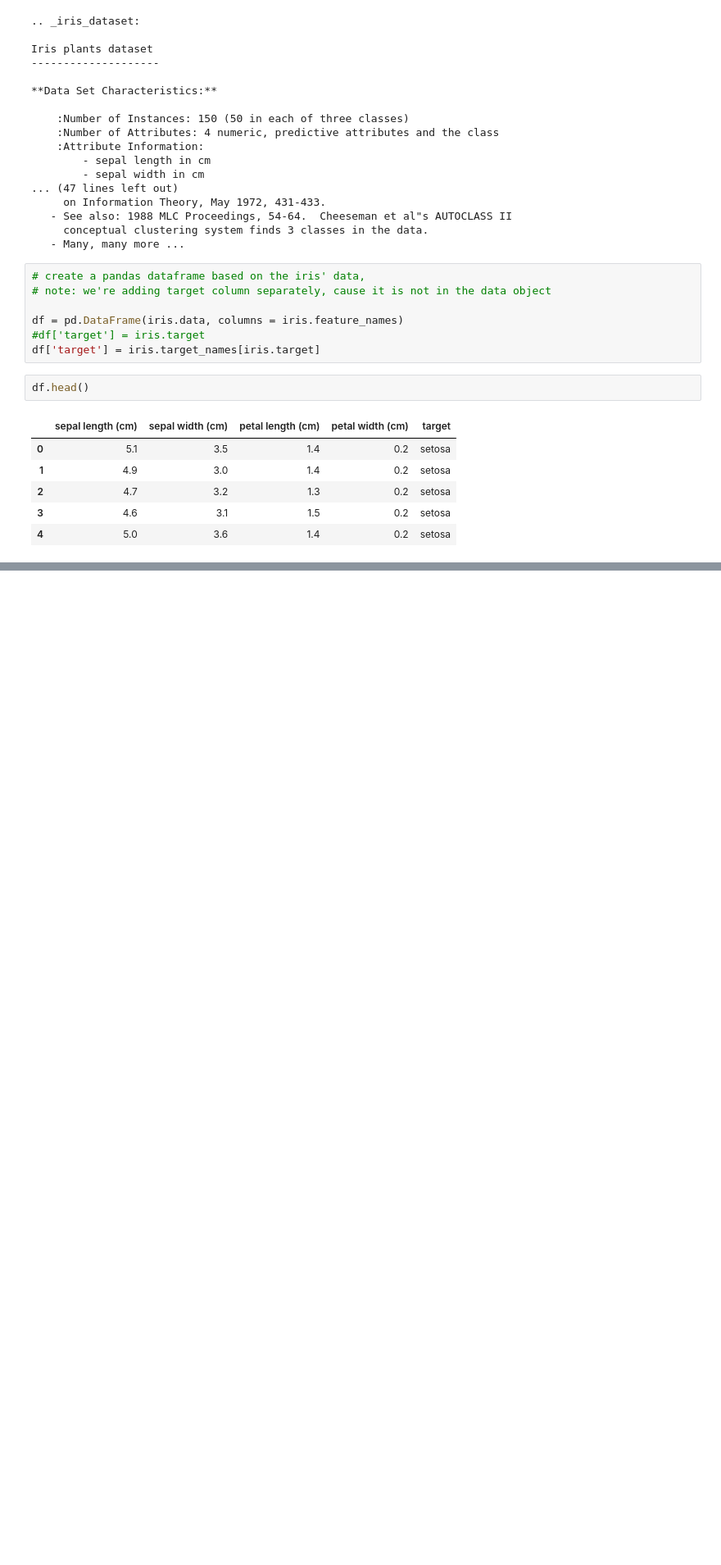
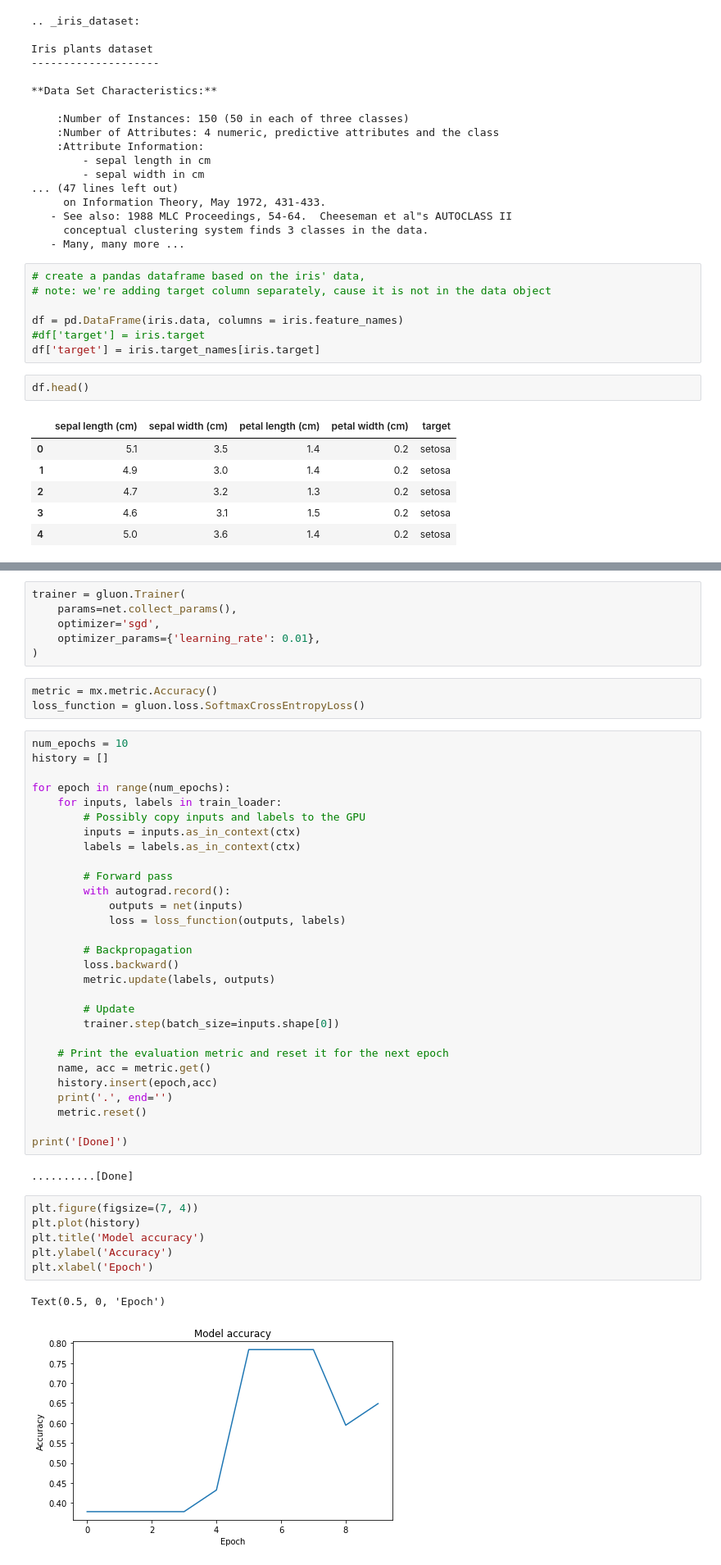
Before and after one commit to spbcoding/ml-aws-course, a Jupyter notebook: lab06-nn-irises.ipynb, the cells around one changed output, grey strips where cells are left out. Shown at 82% size. Saved outputs shown, nothing was run; the diff lists cells and outputs as text; blank space fills up the shorter version.

```diff
--- a/lab06-nn-irises.ipynb
+++ b/lab06-nn-irises.ipynb
@@ -219,0 +163,49 @@ If memory or disk space is limited, PCA allows you to save space in exchange for
+# %%
+trainer = gluon.Trainer(
+    params=net.collect_params(),
+    optimizer='sgd',
+    optimizer_params={'learning_rate': 0.01},
+)
+# %%
+metric = mx.metric.Accuracy()
+loss_function = gluon.loss.SoftmaxCrossEntropyLoss()
+# %%
+num_epochs = 10
+history = []
+
+for epoch in range(num_epochs):
+    for inputs, labels in train_loader:
+        # Possibly copy inputs and labels to the GPU
+        inputs = inputs.as_in_context(ctx)
+        labels = labels.as_in_context(ctx)
+
+        # Forward pass
+        with autograd.record():
+            outputs = net(inputs)
+            loss = loss_function(outputs, labels)
+
+        # Backpropagation
+        loss.backward()
+        metric.update(labels, outputs)
+
+        # Update
+        trainer.step(batch_size=inputs.shape[0])
+
+    # Print the evaluation metric and reset it for the next epoch
+    name, acc = metric.get()
+    history.insert(epoch,acc)
+    print('.', end='')
+    metric.reset()
+
+print('[Done]')
+# %% [output]
+..........[Done]
+# %%
+plt.figure(figsize=(7, 4))
+plt.plot(history)
+plt.title('Model accuracy')
+plt.ylabel('Accuracy')
+plt.xlabel('Epoch')
+# %% [output]
+Text(0.5, 0, 'Epoch')
+[figure, added]
```
Also changed, not shown: parts of 56 cells of this notebook.
